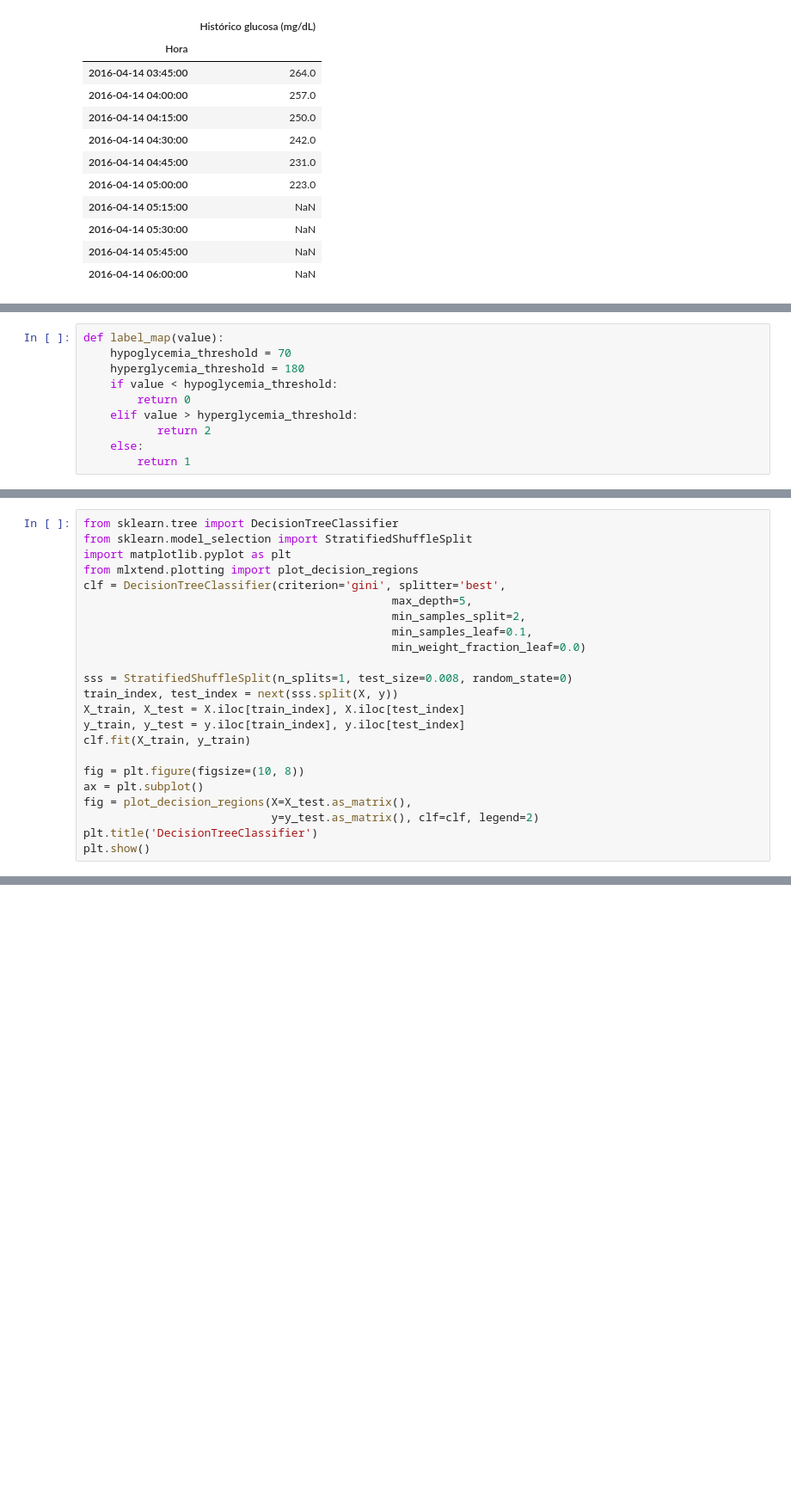
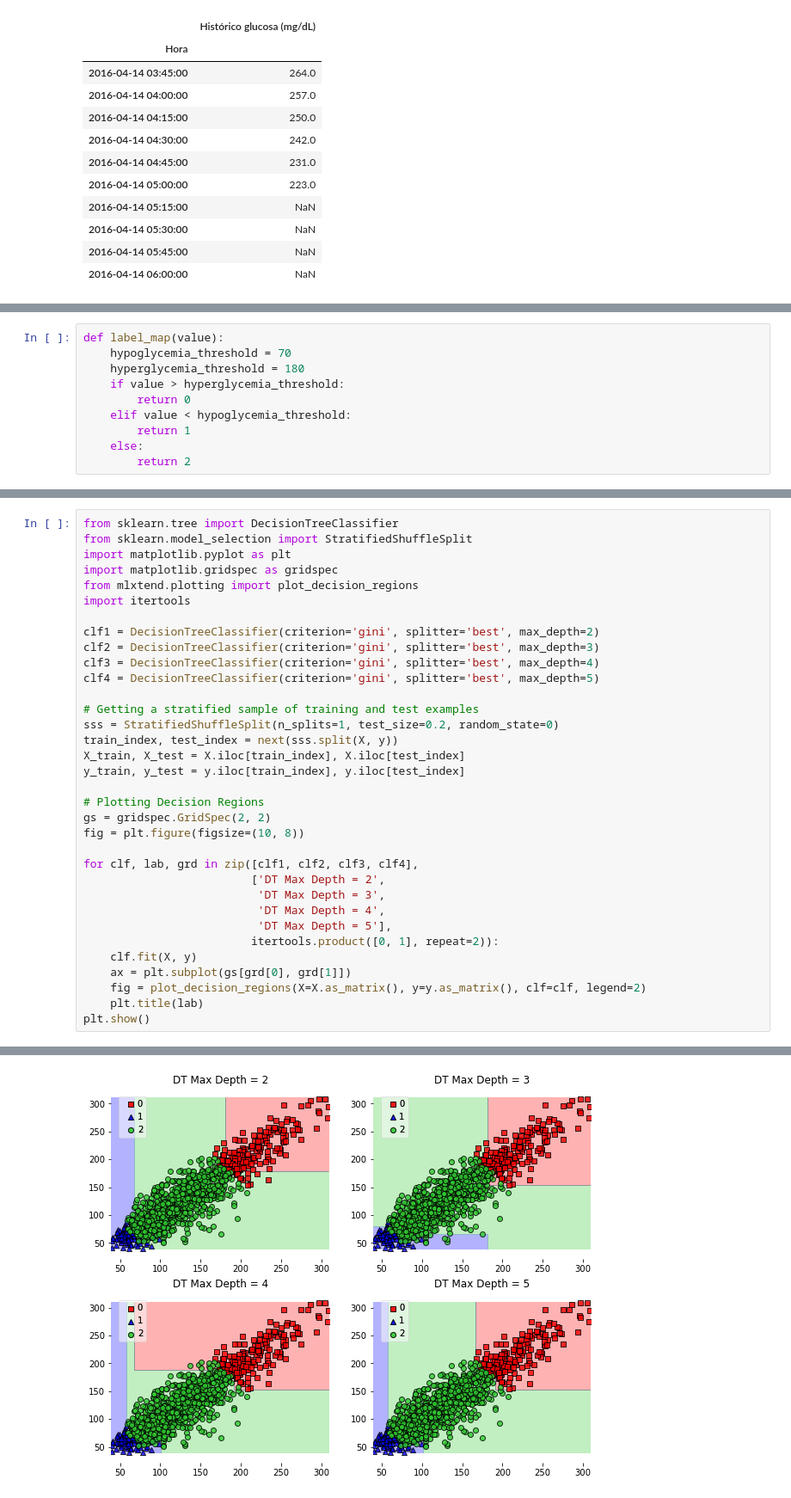
Before and after one commit to franloza/Glycemic-Patterns, a Jupyter notebook: notebooks/15.plotting_decision_areas.ipynb, the cells around one changed output, grey strips where cells are left out. Shown at 86% size. Cells and saved outputs as stored; diff of their text form; blank space fills up the shorter version.

```diff
--- a/notebooks/15.plotting_decision_areas.ipynb
+++ b/notebooks/15.plotting_decision_areas.ipynb
@@ -88,12 +87,12 @@ X.head()
 def label_map(value):
     hypoglycemia_threshold = 70
     hyperglycemia_threshold = 180
-    if value < hypoglycemia_threshold:
+    if value > hyperglycemia_threshold:
         return 0
-    elif value > hyperglycemia_threshold:
-           return 2
+    elif value < hypoglycemia_threshold:
+        return 1
     else:
-        return 1
+        return 2
 # %%
 y = data.loc[X.index].iloc[:,0].apply(label_map)
 y.head()
@@ -109,23 +108,34 @@ Name: Histórico glucosa (mg/dL), dtype: int64
 from sklearn.tree import DecisionTreeClassifier
 from sklearn.model_selection import StratifiedShuffleSplit
 import matplotlib.pyplot as plt
+import matplotlib.gridspec as gridspec
 from mlxtend.plotting import plot_decision_regions
-clf = DecisionTreeClassifier(criterion='gini', splitter='best',
-                                              max_depth=5,
-                                              min_samples_split=2,
-                                              min_samples_leaf=0.1,
-                                              min_weight_fraction_leaf=0.0)
+import itertools
 
-sss = StratifiedShuffleSplit(n_splits=1, test_size=0.008, random_state=0)
+clf1 = DecisionTreeClassifier(criterion='gini', splitter='best', max_depth=2)
+clf2 = DecisionTreeClassifier(criterion='gini', splitter='best', max_depth=3)
+clf3 = DecisionTreeClassifier(criterion='gini', splitter='best', max_depth=4)
+clf4 = DecisionTreeClassifier(criterion='gini', splitter='best', max_depth=5)
+
+# Getting a stratified sample of training and test examples
+sss = StratifiedShuffleSplit(n_splits=1, test_size=0.2, random_state=0)
 train_index, test_index = next(sss.split(X, y))
 X_train, X_test = X.iloc[train_index], X.iloc[test_index]
 y_train, y_test = y.iloc[train_index], y.iloc[test_index]
-clf.fit(X_train, y_train)
 
+# Plotting Decision Regions
+gs = gridspec.GridSpec(2, 2)
 fig = plt.figure(figsize=(10, 8))
-ax = plt.subplot()
-fig = plot_decision_regions(X=X_test.as_matrix(),
-                            y=y_test.as_matrix(), clf=clf, legend=2)
-plt.title('DecisionTreeClassifier')
+
+for clf, lab, grd in zip([clf1, clf2, clf3, clf4],
+                         ['DT Max Depth = 2',
+                          'DT Max Depth = 3',
+                          'DT Max Depth = 4',
+                          'DT Max Depth = 5'],
+                         itertools.product([0, 1], repeat=2)):
+    clf.fit(X, y)
+    ax = plt.subplot(gs[grd[0], grd[1]])
+    fig = plot_decision_regions(X=X.as_matrix(), y=y.as_matrix(), clf=clf, legend=2)
+    plt.title(lab)
 plt.show()
 # %% [output]
@@ -132,0 +142 @@ MemoryError:
+[figure, added]
```
Also changed, not shown: parts of 4 cells of this notebook, 3 other files.
